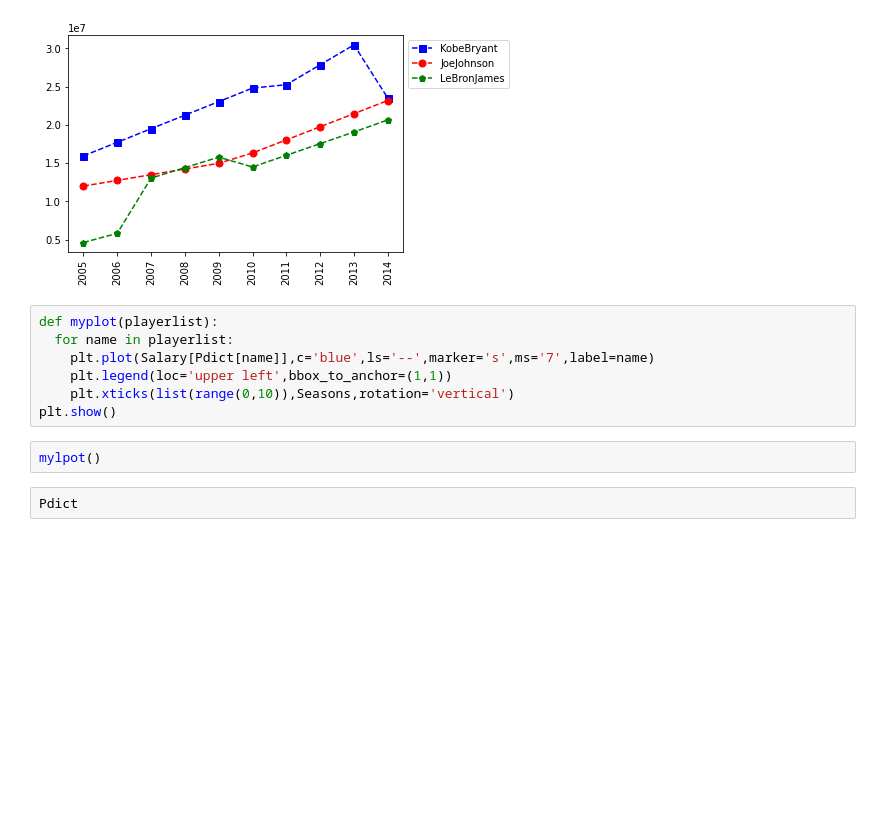
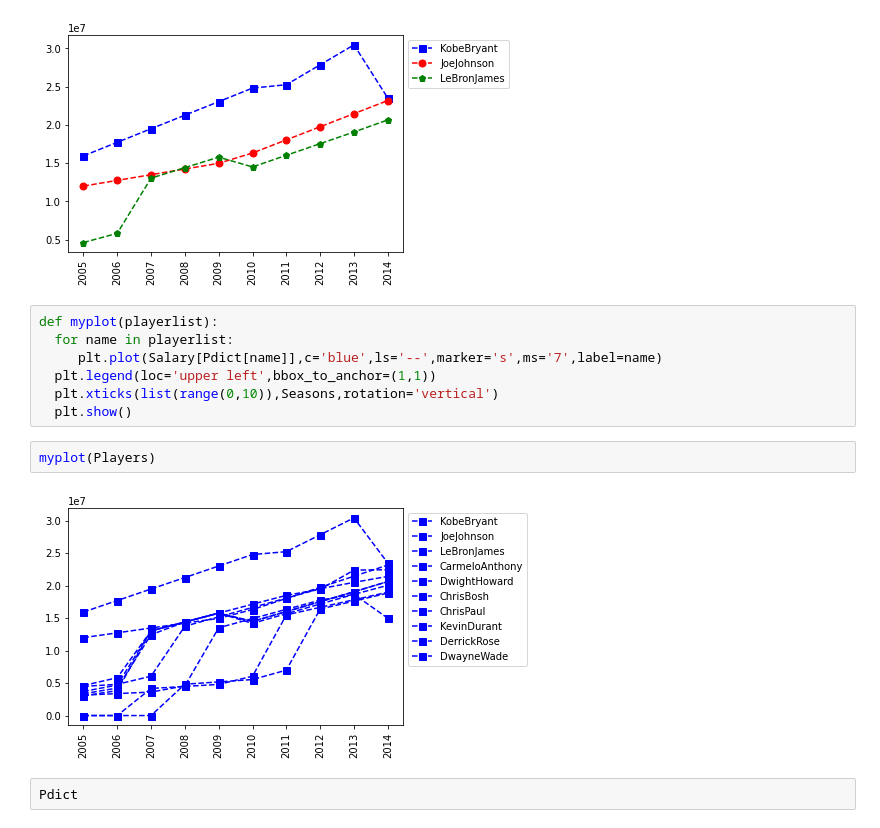
Before and after one commit to Priyavbhattu/Python, a Jupyter notebook: 30th_Oct.ipynb, the cells around one changed output. Saved outputs shown, nothing was run; the diff lists cells and outputs as text; blank space fills up the shorter version.

```diff
--- a/30th_Oct.ipynb
+++ b/30th_Oct.ipynb
@@ -373,12 +373,14 @@ plt.show()
 # %%
 def myplot(playerlist):
   for name in playerlist:
-    plt.plot(Salary[Pdict[name]],c='blue',ls='--',marker='s',ms='7',label=name)
-    plt.legend(loc='upper left',bbox_to_anchor=(1,1))
-    plt.xticks(list(range(0,10)),Seasons,rotation='vertical')
-plt.show()
+     plt.plot(Salary[Pdict[name]],c='blue',ls='--',marker='s',ms='7',label=name)
+  plt.legend(loc='upper left',bbox_to_anchor=(1,1))
+  plt.xticks(list(range(0,10)),Seasons,rotation='vertical')
+  plt.show()
-# %%
-mylpot()
+# %%
+myplot(Players)
+# %% [output]
+[figure, added]
 # %%
 Pdict
 # %% [output]
```
